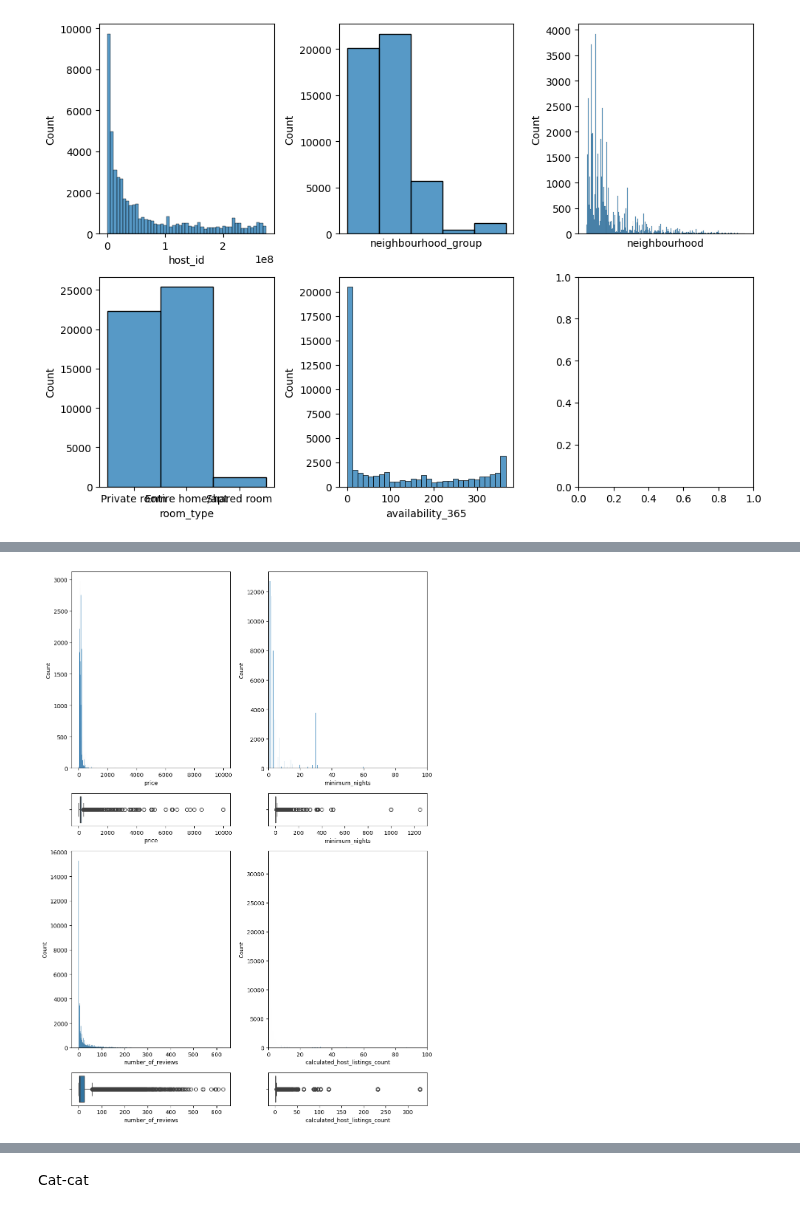
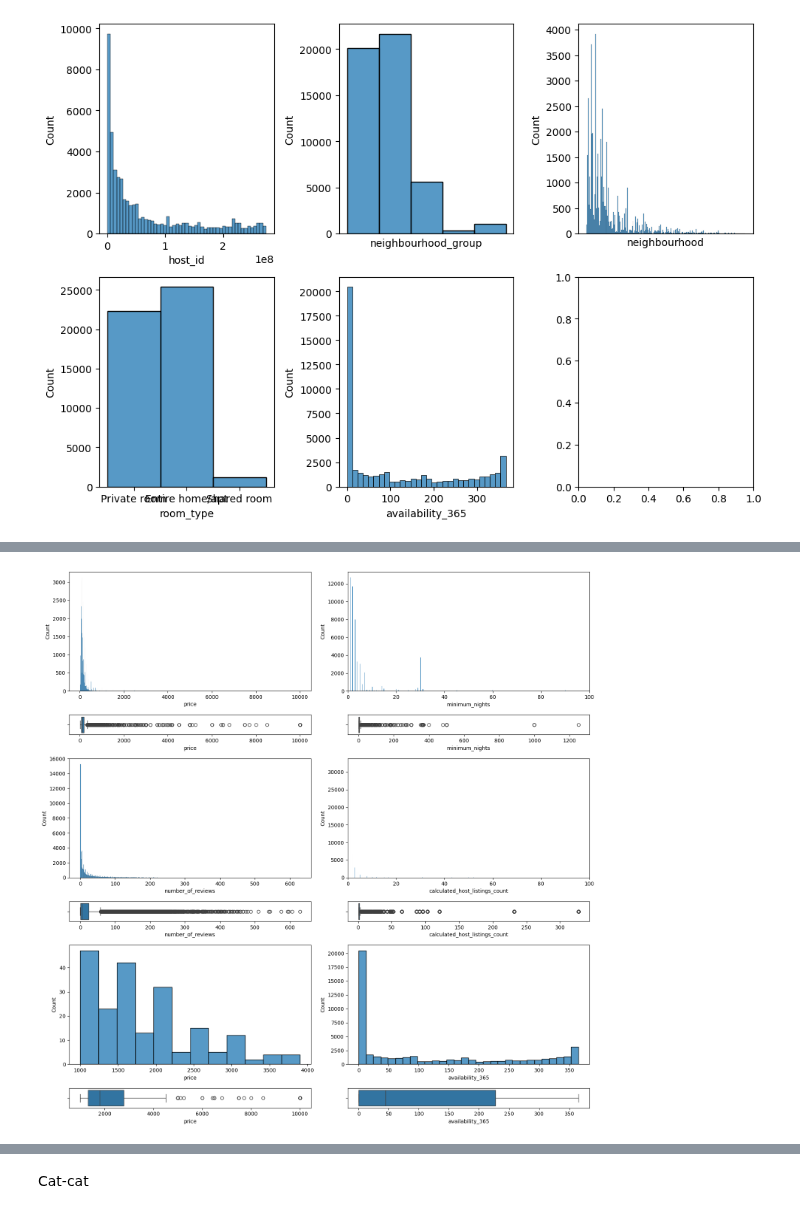
Before and after one commit to Diegomca98/4geeks-ml-template-prjs, a Jupyter notebook: src/explore.ipynb, the cells around one changed output, grey strips where cells are left out. Drawn from its saved outputs; the diff is of its cells as text; code cells hidden in the pictures.

```diff
--- a/src/explore.ipynb
+++ b/src/explore.ipynb
@@ -46,14 +52,21 @@ host_id                             int64
         Rows:  48895
         Columns:  16
 # %%
-columns_to_drop = ['id', 'name','host_name', 'last_review', 'reviews_per_month']
+columns_to_drop = ['id','host_name', 'last_review', 'reviews_per_month']
+#columns_to_drop = ['id', 'name','host_name', 'reviews_per_month']
 df = df.drop(columns=columns_to_drop, axis=1)
+# %%
+df.drop(df[df['price'] < 20].index, inplace=True)
 # %%
 cols = df.columns
 
 for nulos in cols:
+    if nulos == 'price':
+        print(f'{nulos} has {df.price[df[nulos] < 19].sum()} lower than 19 USD\n')
     if df[nulos].isna().sum() > 0:
         print(f'{nulos}: {df[nulos].isna().sum()}')
     else:
         print(f'No NA values in column: {nulos}')
+
+df = df.dropna(subset=['name'])
 # %% [output]
@@ -104,28 +156,38 @@ plt.show()
 # %%
 fig, axis = plt.subplots(
-    4, 2,
-    figsize = (10, 14),
+    nrows = 6,
+    ncols = 2,
+    figsize = (
+        15,
+        15
+    ),
     gridspec_kw = {
-        "height_ratios": [6, 1, 6, 1]
+        "height_ratios": [6, 1, 6, 1, 6, 1]
     }
 )
 
 sns.histplot(ax = axis[0,0], data = df, x = 'price')
 sns.boxplot(ax = axis[1,0], data = df, x = 'price')
 
 sns.histplot(ax= axis[0,1], data = df, x = 'minimum_nights').set_xlim(0,100)
 sns.boxplot(ax = axis[1,1], data = df, x = 'minimum_nights')
 
 sns.histplot(ax = axis[2, 0], data = df, x = "number_of_reviews")
 sns.boxplot(ax = axis[3, 0], data = df, x = "number_of_reviews")
 
 sns.histplot(ax = axis[2,1], data = df, x = "calculated_host_listings_count").set_xlim(0,100)
 sns.boxplot(ax = axis[3, 1], data = df, x = "calculated_host_listings_count")
 
+sns.histplot(ax = axis[4,0], data = df[(df['price'] > 1000) & (df['price'] < 4000)], x = "price")
+sns.boxplot(ax = axis[5,0], data = df[df['price'] > 1000], x = 'price')
+
+sns.histplot(ax=axis[4,1], data = df, x = 'availability_365')
+sns.boxplot(ax=axis[5,1], data = df, x = 'availability_365')
+
 # Adjust layout
 plt.tight_layout()
 
 # Show the plot
 plt.show()
 # %% [output]
-[figure, old version]
+[figure, new version]
```
Also changed, not shown: parts of 15 cells of this notebook.
